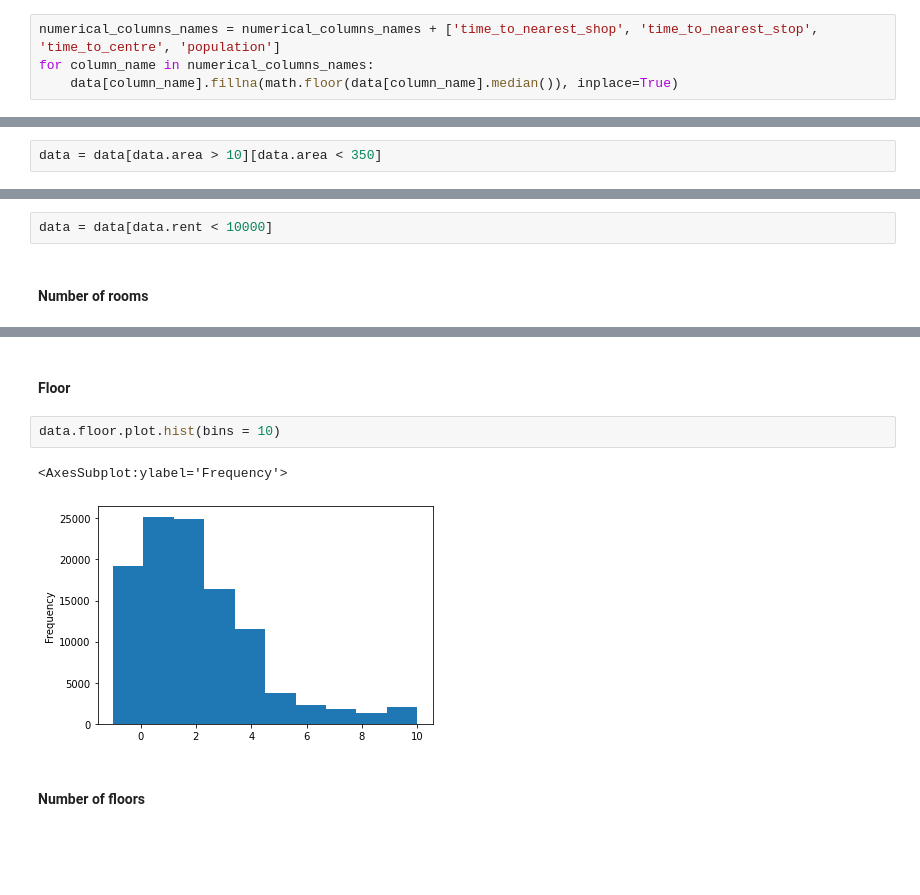
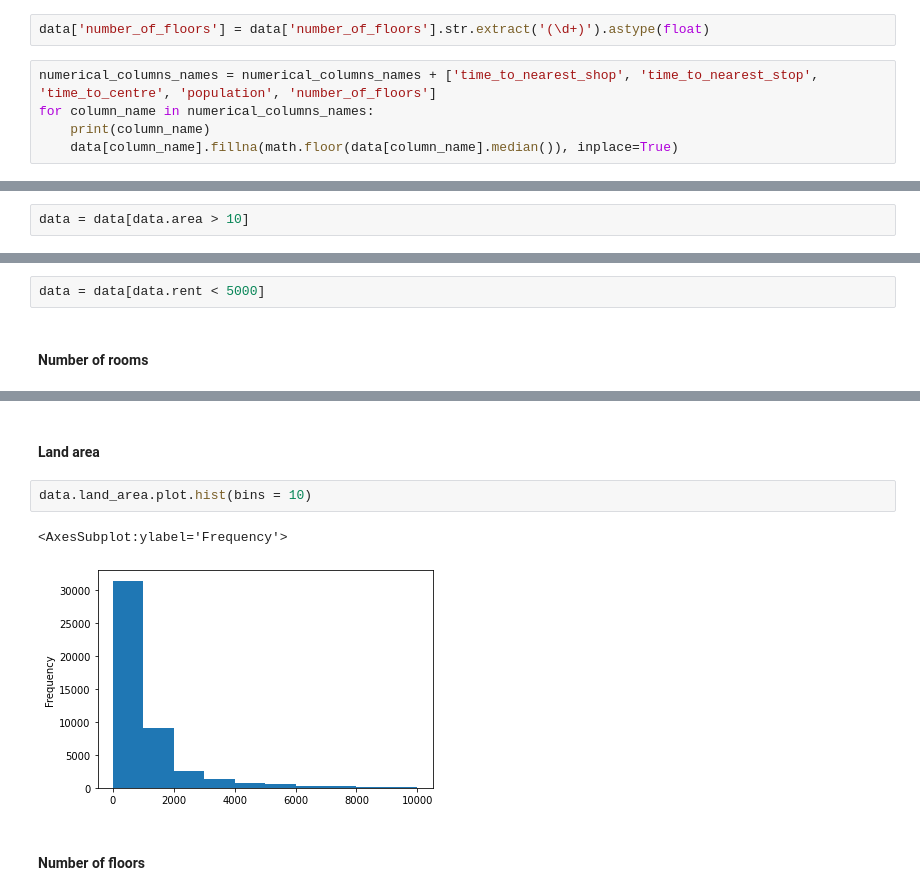
Before and after one commit to KlaudiaK1/RealEstatePricePrediction, a Jupyter notebook: preprocessing/data_preprocessing_houses.ipynb, the cells around one changed output, grey strips where cells are left out. Cells and saved outputs as stored; diff of their text form; blank space fills up the shorter version.

Commit message:
Houses data preprocessing

```diff
--- a/preprocessing/data_preprocessing_houses.ipynb
+++ b/preprocessing/data_preprocessing_houses.ipynb
@@ -315,7 +281,10 @@ for column_name in numerical_columns_names:
         data[column_name] = data[column_name].str.replace(' ', '').str.replace(',', '.').str.extract('(\d+\.*\d+)').astype(float)
     else:
         data[column_name] = pd.to_numeric(data[column_name], errors='coerce').convert_dtypes()
+# %%
+data['number_of_floors'] = data['number_of_floors'].str.extract('(\d+)').astype(float)
 # %%
-numerical_columns_names = numerical_columns_names + ['time_to_nearest_shop', 'time_to_nearest_stop', 'time_to_centre', 'population']
+numerical_columns_names = numerical_columns_names + ['time_to_nearest_shop', 'time_to_nearest_stop', 'time_to_centre', 'population', 'number_of_floors']
 for column_name in numerical_columns_names:
+    print(column_name)
     data[column_name].fillna(math.floor(data[column_name].median()), inplace=True)
@@ -383,5 +365,5 @@ data.area.plot.hist(bins = 100)
 # %%
-data = data[data.area > 10][data.area < 350]
+data = data[data.area > 10]
 # %% [markdown]
 #### Rent
 # %%
@@ -392,5 +374,5 @@ data.rent.plot.hist(bins = 50)
 # %%
-data = data[data.rent < 10000]
+data = data[data.rent < 5000]
 # %% [markdown]
 #### Number of rooms
 # %%
@@ -401,10 +383,10 @@ data.number_of_rooms.plot.hist(bins = 10)
-# %% [markdown]
-#### Floor
+# %% [markdown]
+#### Land area
 # %%
-data.floor.plot.hist(bins = 10)
+data.land_area.plot.hist(bins = 10)
 # %% [output]
 <AxesSubplot:ylabel='Frequency'>
-[figure, old version]
+[figure, new version]
 # %% [markdown]
 #### Number of floors
 # %%
```
Also changed, not shown: parts of 40 cells of this notebook, 2 other files.
